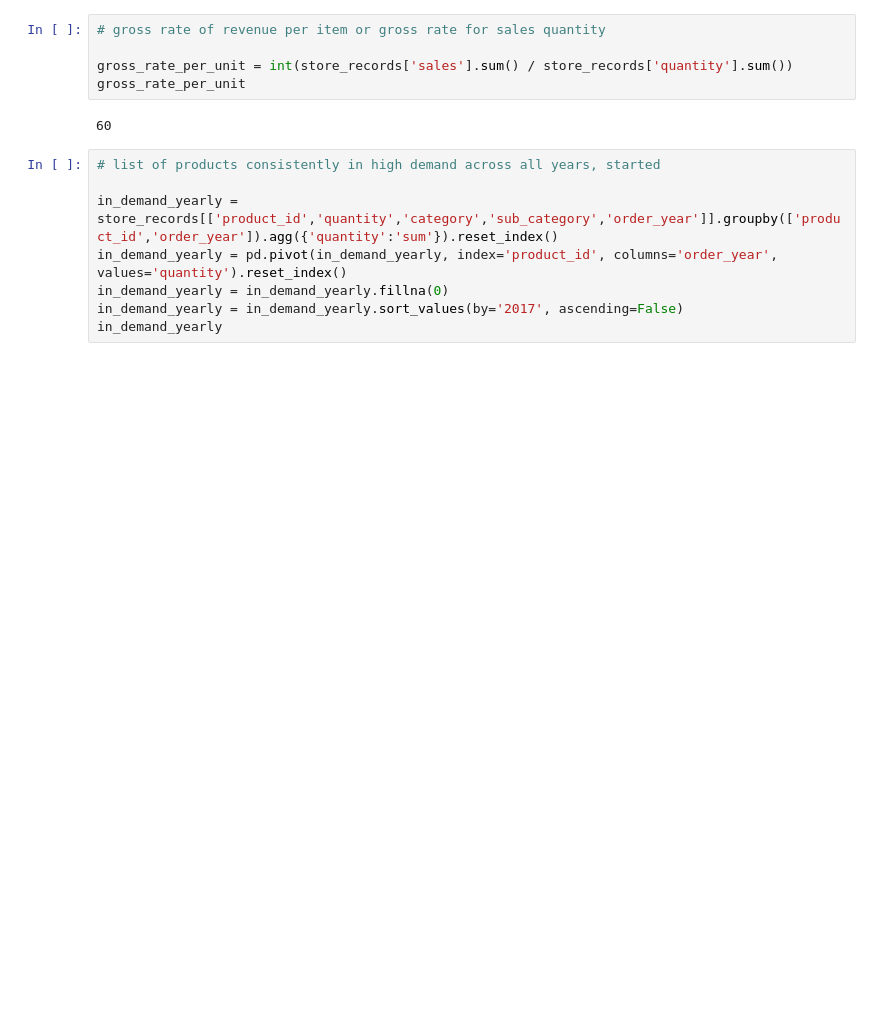
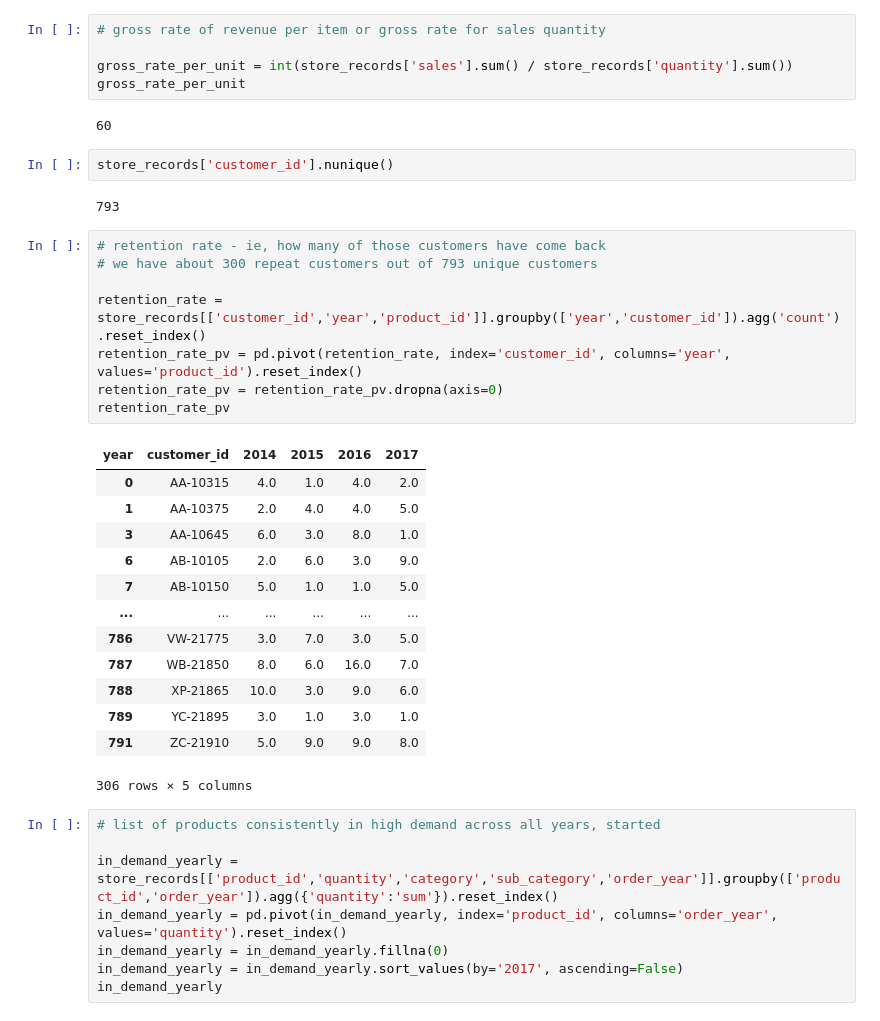
Before and after one commit to Dilcia19/superstore, a Jupyter notebook: notebooks/analysis_in_py.ipynb, the cells around one changed output. Drawn from its saved outputs; the diff is of its cells as text; blank space fills up the shorter version.

Commit message:
repeat customers

```diff
--- a/notebooks/analysis_in_py.ipynb
+++ b/notebooks/analysis_in_py.ipynb
@@ -309,6 +309,32 @@ gross_rate_per_unit = int(store_records['sales'].sum() / store_records['quantity
 gross_rate_per_unit
 # %% [output]
 60
+# %%
+store_records['customer_id'].nunique()
+# %% [output]
+793
+# %%
+# retention rate - ie, how many of those customers have come back
+# we have about 300 repeat customers out of 793 unique customers
+
+retention_rate = store_records[['customer_id','year','product_id']].groupby(['year','customer_id']).agg('count').reset_index()
+retention_rate_pv = pd.pivot(retention_rate, index='customer_id', columns='year', values='product_id').reset_index()
+retention_rate_pv = retention_rate_pv.dropna(axis=0)
+retention_rate_pv
+# %% [output]
+| year | customer_id | 2014 | 2015 | 2016 | 2017 |
+| 0 | AA-10315 | 4.0 | 1.0 | 4.0 | 2.0 |
+| 1 | AA-10375 | 2.0 | 4.0 | 4.0 | 5.0 |
+| 3 | AA-10645 | 6.0 | 3.0 | 8.0 | 1.0 |
+| 6 | AB-10105 | 2.0 | 6.0 | 3.0 | 9.0 |
+| 7 | AB-10150 | 5.0 | 1.0 | 1.0 | 5.0 |
+| ... | ... | ... | ... | ... | ... |
+| 786 | VW-21775 | 3.0 | 7.0 | 3.0 | 5.0 |
+| 787 | WB-21850 | 8.0 | 6.0 | 16.0 | 7.0 |
+| 788 | XP-21865 | 10.0 | 3.0 | 9.0 | 6.0 |
+| 789 | YC-21895 | 3.0 | 1.0 | 3.0 | 1.0 |
+| 791 | ZC-21910 | 5.0 | 9.0 | 9.0 | 8.0 |
+306 rows × 5 columns
 # %%
 # list of products consistently in high demand across all years, started
 
```
Also changed, not shown: 1 other file.
